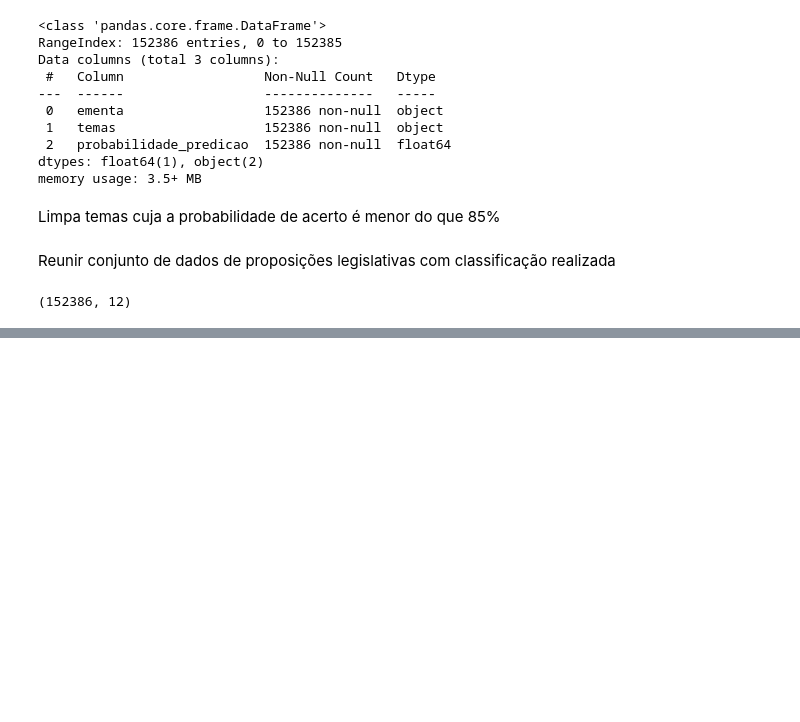
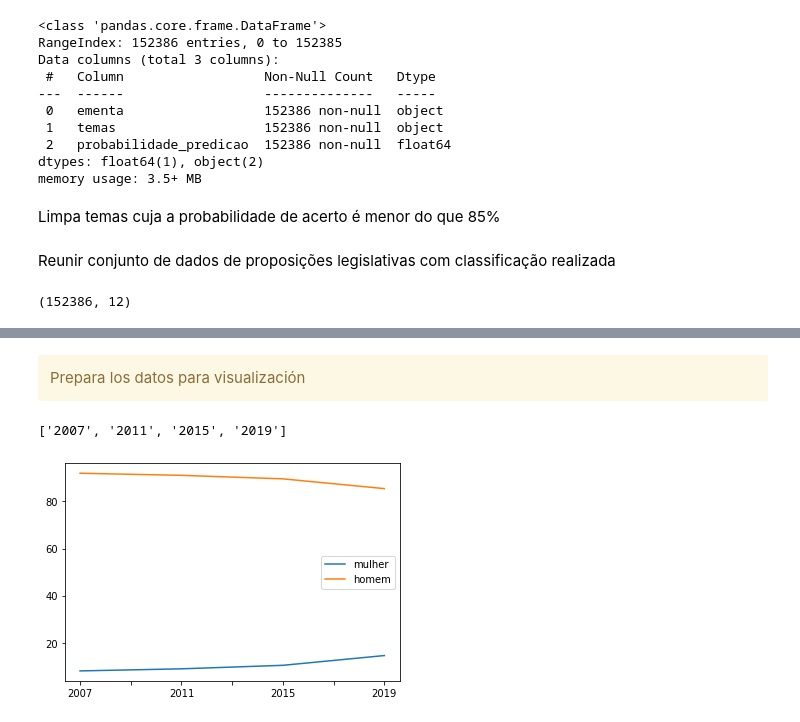
Before and after one commit to cecivieira/cotas-genero-eleicoes-e-proposicoes-legislativas, a Jupyter notebook: PyCon_US.ipynb, the cells around one changed output, grey strips where cells are left out. Cells and saved outputs as stored; diff of their text form; code cells hidden in the pictures; blank space fills up the shorter version.

```diff
--- a/PyCon_US.ipynb
+++ b/PyCon_US.ipynb
@@ -804,0 +925,2 @@ df_proposicoes_classificador.to_csv('dados/proposicoes_legislativas_limpas_class
+# %%
+agrupa_sexo_h2_df = agrupa_sexo_h2.reset_index()
@@ -804,0 +940,5 @@ df_proposicoes_classificador.to_csv('dados/proposicoes_legislativas_limpas_class
+# %% [markdown]
+<div class="alert-warning">Prepara los datos para visualización</div>
+# %%
+mulher_h2 = agrupa_sexo_h2_df[agrupa_sexo_h2_df['sexo'] == 'F']['porcentagem'].tolist()
+homem_h2 = agrupa_sexo_h2_df[agrupa_sexo_h2_df['sexo'] == 'M']['porcentagem'].tolist()
@@ -804,0 +947,17 @@ df_proposicoes_classificador.to_csv('dados/proposicoes_legislativas_limpas_class
+# %%
+legislaturas_lista_h2 = df_legislaturas[(df_legislaturas['id'] >= 53) & (df_legislaturas['id'] <= 56)]['dataInicio'].unique().tolist()
+legislaturas_lista_h2.sort()
+# %%
+legislaturas_lista_h2 = list(map(str, legislaturas_lista_h2))
+legislaturas_lista_h2
+# %% [output]
+['2007', '2011', '2015', '2019']
+# %%
+agrupa_sexo_h2_df2 = pd.DataFrame({'mulher': mulher_h2,
+                               'homem': homem_h2
+                               }, index=legislaturas_lista_h2,
+                              )
+agrupa_sexo_h2_df2.plot.line()
+agrupa_sexo_h2_df2.to_csv('dados/analise_genero_2007_2019(1).csv')
+# %% [output]
+[figure, added]
```
Also changed, not shown: parts of 110 cells of this notebook.
